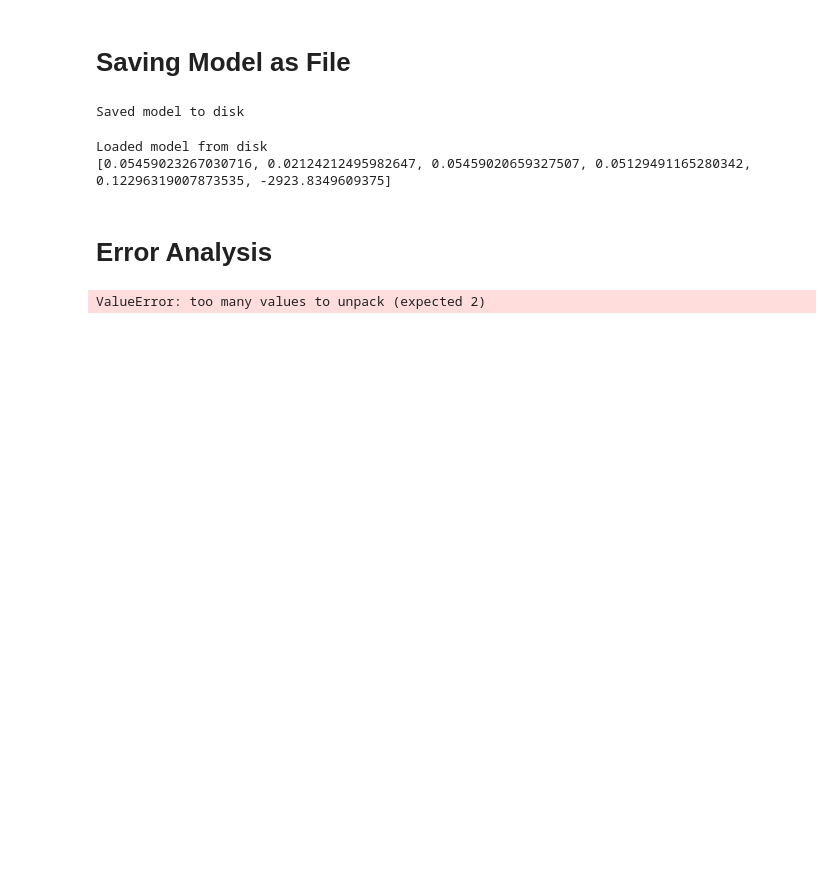
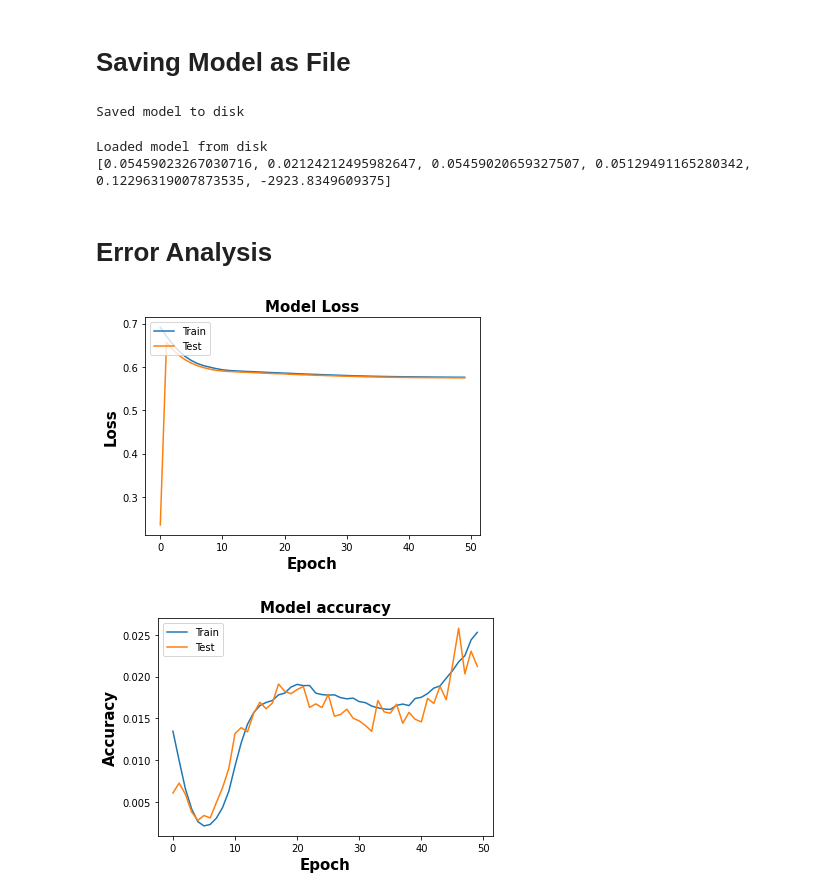
Before and after one commit to utkarshkanswal/Machine-Learning-application-on-Air-quality-dataset, a Jupyter notebook: LSTM.ipynb, the cells around one changed output. Saved outputs shown, nothing was run; the diff lists cells and outputs as text; code cells hidden in the pictures; blank space fills up the shorter version.

```diff
--- a/LSTM.ipynb
+++ b/LSTM.ipynb
@@ -166,26 +166,27 @@ Loaded model from disk
 # %% [markdown]
 # Error Analysis
 # %%
-_, train_acc = model1.evaluate(x_train, y_train, verbose=0)
-_, test_acc = model1.evaluate(x_test, y_test, verbose=0)
-print('Train: %.3f, Test: %.3f' % (train_acc, test_acc))
+# _, train_acc = model1.evaluate(x_train, y_train, verbose=0)
+# _, test_acc = model1.evaluate(x_test, y_test, verbose=0)
+# print('Train: %.3f, Test: %.3f' % (train_acc, test_acc))
 
 # summarize history for loss
 plt.plot(model_fit8.history['loss'])
 plt.plot(model_fit8.history['val_loss'])
 plt.title('Model Loss',fontweight ='bold',fontsize = 15)
 plt.ylabel('Loss',fontweight ='bold',fontsize = 15)
 plt.xlabel('Epoch',fontweight ='bold',fontsize = 15)
 plt.legend(['Train', 'Test'], loc='upper left')
 plt.show()
 
 # summarize history for accuracy
 plt.plot(model_fit8.history['accuracy'])
 plt.plot(model_fit8.history['val_accuracy'])
 plt.title('Model accuracy',fontweight ='bold',fontsize = 15)
 plt.ylabel('Accuracy',fontweight ='bold',fontsize = 15)
 plt.xlabel('Epoch',fontweight ='bold',fontsize = 15)
 plt.legend(['Train', 'Test'], loc='upper left')
 plt.show()
 # %% [output]
-ValueError: too many values to unpack (expected 2)
+[figure, added]
+[figure, added]
```
